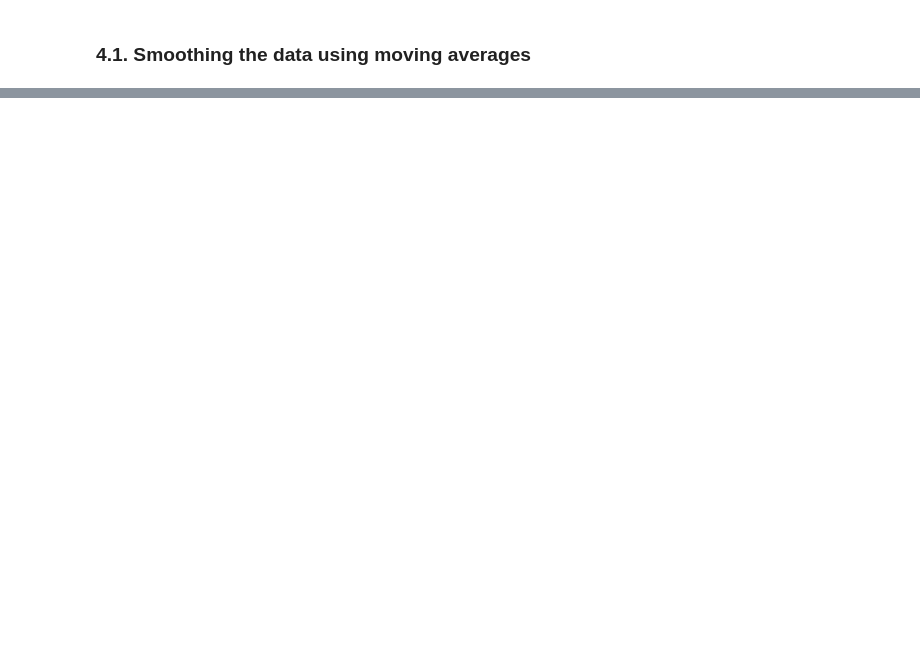
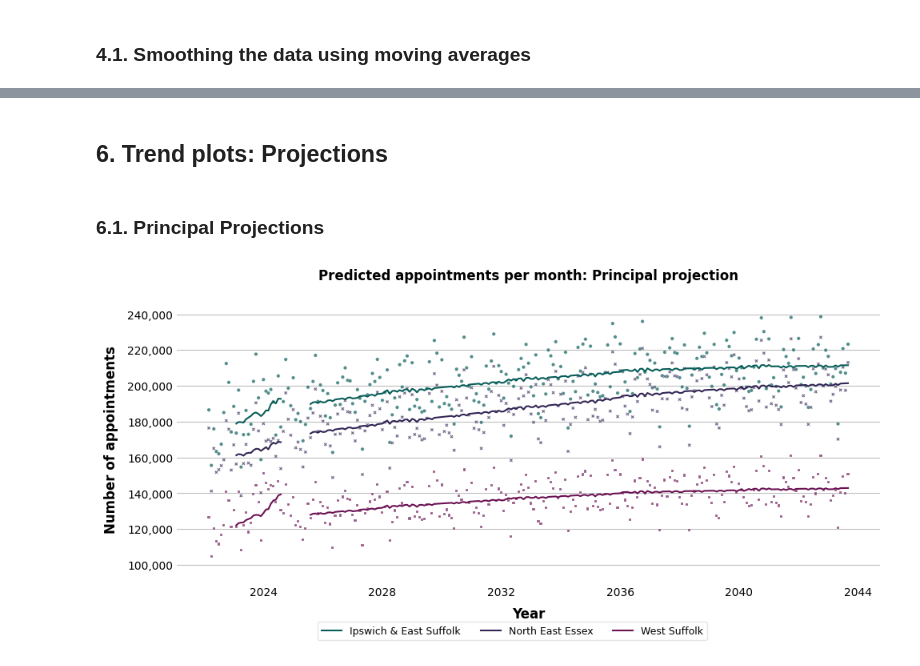
Before and after one commit to Norfolk-Suffolk-ICS/PrimaryCareDemandAndCapacity, a Jupyter notebook: notebooks/2d_Appointments.ipynb, the cells around one changed output, grey strips where cells are left out. Drawn from its saved outputs; the diff is of its cells as text; code cells hidden in the pictures; blank space fills up the shorter version.

Commit message:
adding sub-icb visualisations

```diff
--- a/notebooks/2d_Appointments.ipynb
+++ b/notebooks/2d_Appointments.ipynb
@@ -394,7 +333,7 @@ date_range_df
 # %%
 projections_interpolated = {}
 
-for scenario_name, df in transformed_projections.items():
+for scenario_name, df in transposed_projections.items():
     projections_interpolated[scenario_name] = pd.merge(date_range_df, df, on=('DATE','AREA_CODE'), how='left')
     projections_interpolated[scenario_name] = projections_interpolated[scenario_name].sort_values(by=['AREA_CODE', 'DATE']).reset_index(drop=True)
     projections_interpolated[scenario_name] = projections_interpolated[scenario_name].interpolate(method='linear')
@@ -704,0 +460,8 @@ plt.show()
+# %%
+# Apply a 12-month moving average to smooth out the 'Predicted appointments per month' columns
+smoothed_df_predicted = projections_combined_df.copy()
+for col in smoothed_df_predicted.columns:
+    if 'Predicted appointments per month' in col:
+        smoothed_df_predicted[col] = smoothed_df_predicted.groupby('Sub-ICB')[col].rolling(window=12, min_periods=12).mean().reset_index(level=0, drop=True)
+        # This will make first 11-12 rows as nans because min_periods=12
+smoothed_df_predicted.head()
@@ -704,0 +477,20 @@ plt.show()
+# %%
+appointments_catalog_entry = catalog.get_catalog_entry_by_name(GP_APPOINTMENTS_CATALOG_NAME)
+appointments_df = appointments_catalog_entry.load()
+
+appointments_df = (appointments_df.loc[(appointments_df['SUB_ICB_LOCATION_CODE'].isin(constants.SUB_ICB_CODES.keys()))]
+                    .assign(Alliance=appointments_df['SUB_ICB_LOCATION_CODE'].map(constants.SUB_ICB_CODES),Date=pd.to_datetime(appointments_df['Appointment_Date'], format='%d%b%Y'))
+                    )
+appointments_df['DATE'] = appointments_df['Date'].dt.to_period('M')
+appointments_df = appointments_df.drop(columns=['Date','SUB_ICB_LOCATION_CODE', 'SUB_ICB_LOCATION_ONS_CODE', 'SUB_ICB_LOCATION_NAME', 'ICB_ONS_CODE', 'REGION_ONS_CODE', 'Appointment_Date','ACTUAL_DURATION'])
+# Adjust the date to the 1st of each month
+appointments_df['DATE'] = pd.to_datetime(appointments_df['DATE'].dt.strftime('%Y-%m-01'))
+appointments_df = appointments_df.groupby(['Alliance', 'DATE']).sum().reset_index()
+
+
+# Apply a 12-month moving average to smooth out the 'Actual appointments per month'
+smoothed_df_actual = appointments_df.copy()
+for col in smoothed_df_actual.columns:
+    if 'COUNT_OF_APPOINTMENTS' in col:
+        smoothed_df_actual[col] = smoothed_df_actual.groupby('Alliance')[col].rolling(window=12, min_periods=12).mean().reset_index(level=0, drop=True)
+smoothed_df_actual.tail()
@@ -704,0 +504,20 @@ plt.show()
+# %% [markdown]
+## 6. Trend plots: Projections
+# %% [markdown]
+### 6.1. Principal Projections
+# %%
+plt.subplots(figsize=(10,5))
+plt.xlabel('Year')
+plt.ylabel('Number of appointments')
+plt.title('Predicted appointments per month: Principal projection')
+sns.scatterplot(x='DATE', y='Predicted appointments per month (Principal projection)',  data=projections_combined_df, hue='Sub-ICB', style='Sub-ICB',  s=10, legend=False, alpha=0.7)
+sns.lineplot(x='DATE', y='Predicted appointments per month (Principal projection)',  data=smoothed_df_predicted, hue='Sub-ICB', legend=False)
+sns.scatterplot(x='DATE', y='COUNT_OF_APPOINTMENTS',  data=appointments_df, hue='Alliance', style='Alliance',  s=10, legend=False, alpha=0.7)
+sns.lineplot(x='DATE', y='COUNT_OF_APPOINTMENTS',  data=smoothed_df_actual, hue='Alliance')
+plt.legend(loc =(0.2,-0.2), ncol=3)
+plt.gca().yaxis.set_major_formatter(FuncFormatter(lambda x, _: f'{int(x):,}'))
+plt.ylim((90000,250000))
+plt.tight_layout()
+plt.savefig(f"{plot_counter.plot_name}.png", dpi=300)
+# %% [output]
+[figure, added]
```
Also changed, not shown: parts of 43 cells of this notebook.
